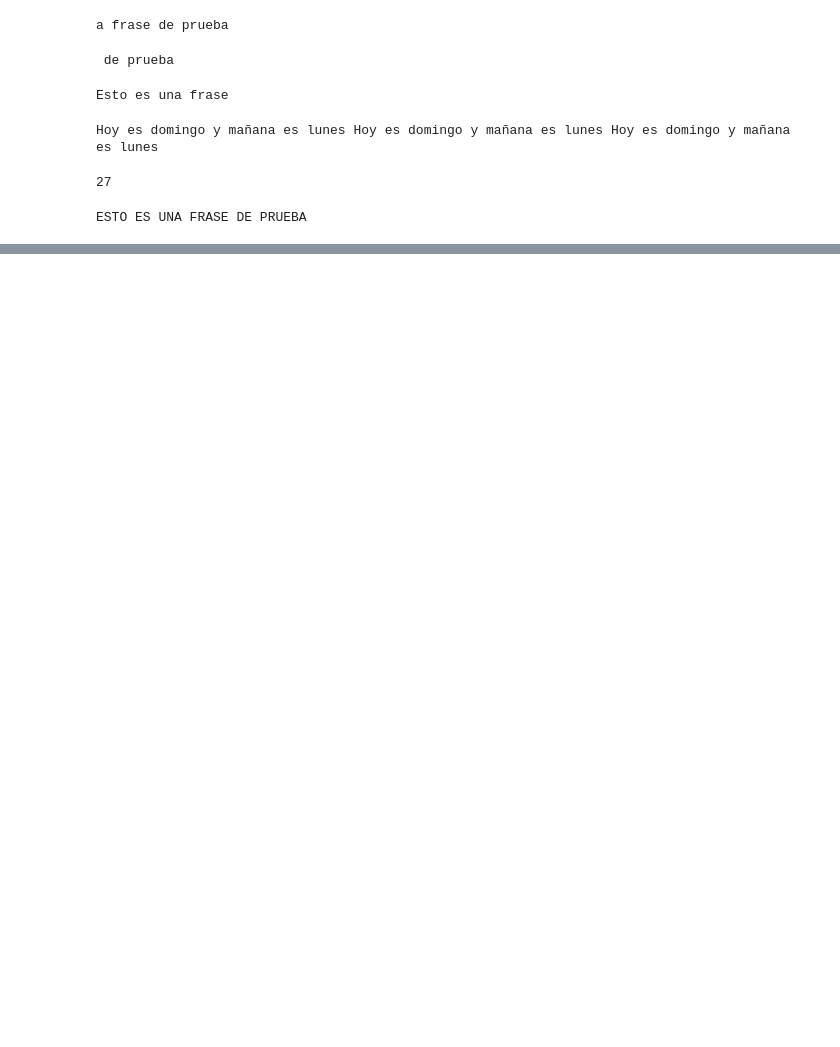
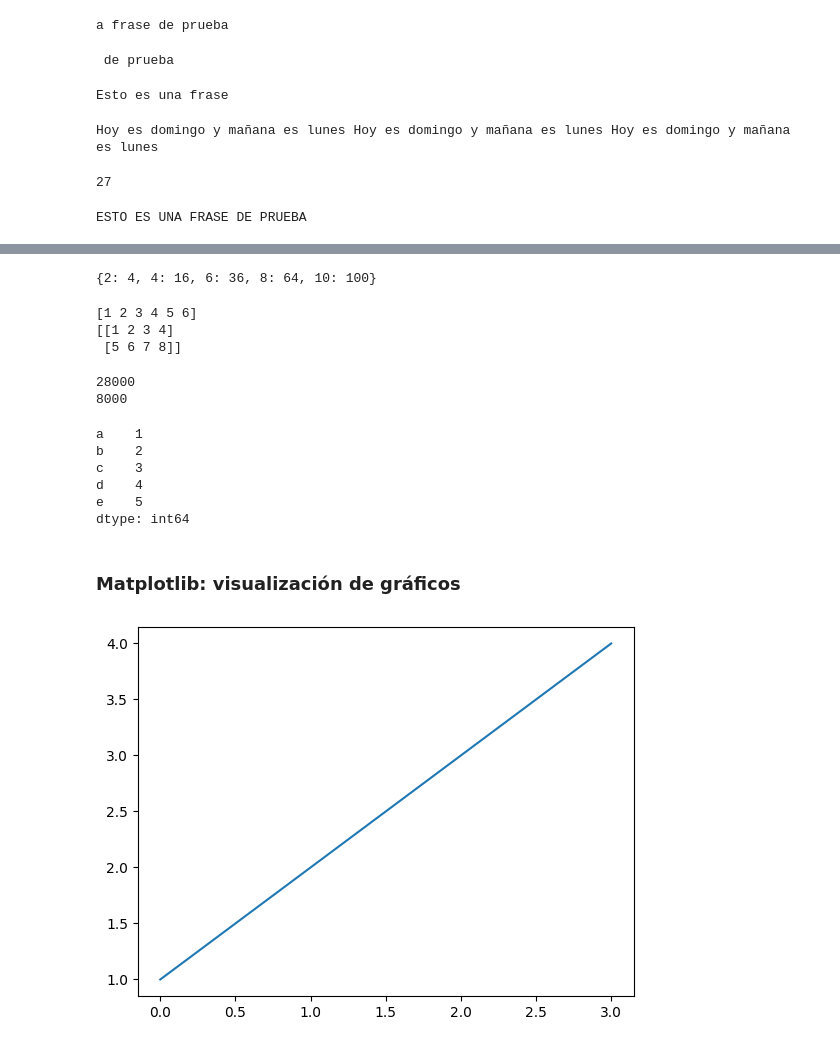
Before and after one commit to javiersiguenza/Programaci-n-en-Python, a Jupyter notebook: ejercicios1.ipynb, the cells around one changed output, grey strips where cells are left out. Cells and saved outputs as stored; diff of their text form; code cells hidden in the pictures; blank space fills up the shorter version.

```diff
--- a/ejercicios1.ipynb
+++ b/ejercicios1.ipynb
@@ -60,0 +75,48 @@ ESTO ES UNA FRASE DE PRUEBA
+# %%
+result = {i: i**2 for i in range(1,11) if i % 2 == 0}
+print(result)
+# %% [output]
+{2: 4, 4: 16, 6: 36, 8: 64, 10: 100}
+# %%
+import numpy as np
+array = np.array([1,2,3,4,5,6])
+print(array)
+
+matriz = np.array([[1,2,3,4],[5,6,7,8]])
+print(matriz)
+# %% [output]
+[1 2 3 4 5 6]
+[[1 2 3 4]
+ [5 6 7 8]]
+# %%
+import sys
+lista = range(1000)
+array = np.array(range(1000))
+print(sys.getsizeof(1) * len(lista))
+print(array.size * array.itemsize)
+# %% [output]
+28000
+8000
+# %%
+import pandas as pd
+serie = pd.Series([1,2,3,4,5],index=['a','b','c','d','e'])
+#esto es lo mismo que pasarle un json
+print(serie)
+# %% [output]
+a    1
+b    2
+c    3
+d    4
+e    5
+dtype: int64
+# %% [markdown]
+### Matplotlib: visualización de gráficos
+# %%
+%matplotlib inline
+import matplotlib.pyplot as plt
+
+values = np.array([1,2,3,4])
+plt.plot(values)
+plt.show()
+# %% [output]
+[figure, added]
```
Also changed, not shown: parts of 14 cells of this notebook, 2 other files.
